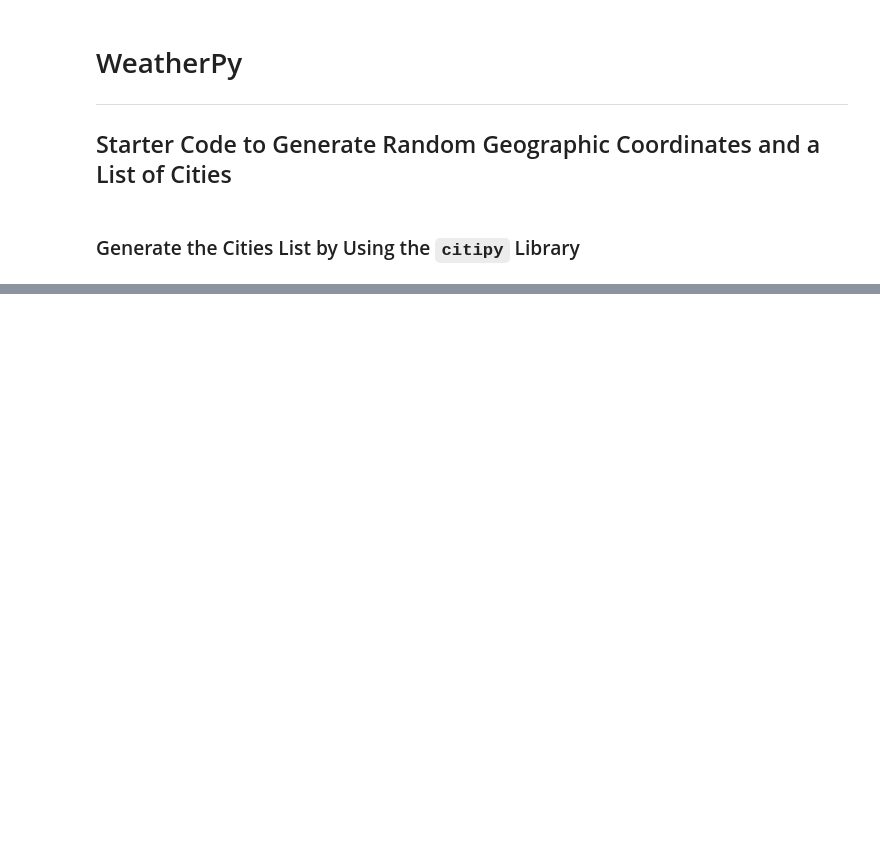
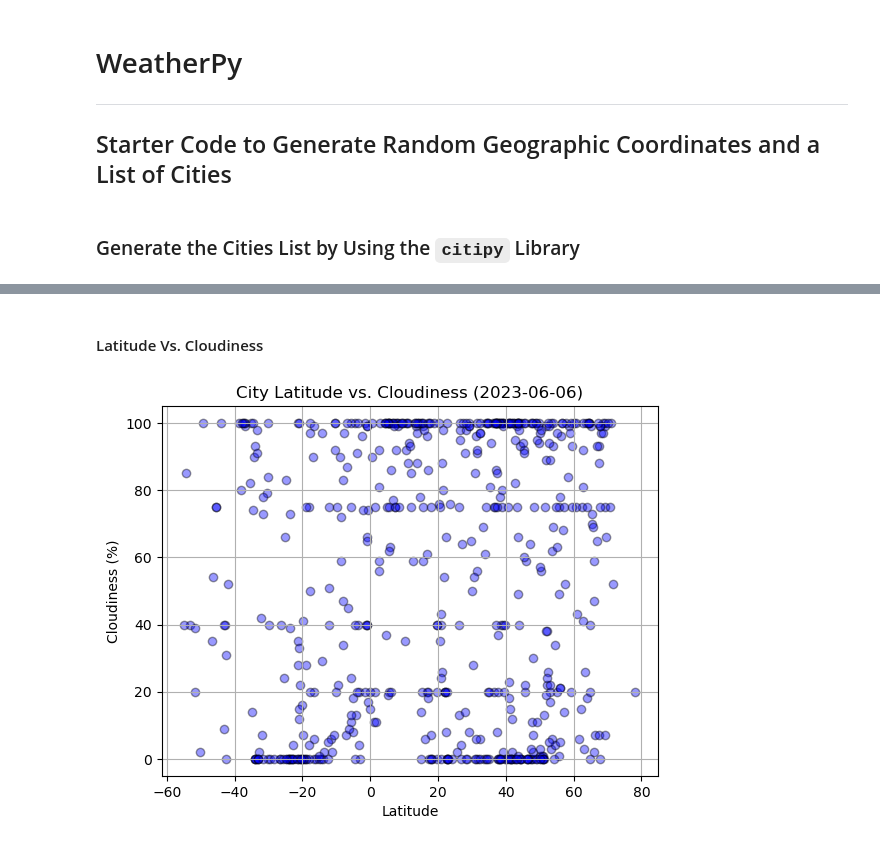
Before and after one commit to Kaileycar/python-api-challenge, a Jupyter notebook: WeatherPy/WeatherPy.ipynb, the cells around one changed output, grey strips where cells are left out. Saved outputs shown, nothing was run; the diff lists cells and outputs as text; code cells hidden in the pictures; blank space fills up the shorter version.

```diff
--- a/WeatherPy/WeatherPy.ipynb
+++ b/WeatherPy/WeatherPy.ipynb
@@ -46,0 +234,23 @@ print(f"Number of cities in the list: {len(cities)}")
+# %% [markdown]
+#### Latitude Vs. Cloudiness
+# %%
+#grab current date for title
+date = datetime.today().date()
+
+# Build the scatter plots for latitude vs. humidity
+x_values = city_data_df["Lat"]
+y_values = city_data_df["Cloudiness"]
+
+plt.scatter(x_values, y_values, facecolor="blue", edgecolor="black", alpha=0.4)
+plt.grid()
+plt.title(f"City Latitude vs. Cloudiness ({date})")
+plt.xlabel("Latitude")
+plt.ylabel("Cloudiness (%)")
+
+# Save the figure
+plt.savefig("../output_data/Fig3.png")
+
+# Show plot
+plt.show()
+# %% [output]
+[figure, added]
```
Also changed, not shown: parts of 34 cells of this notebook.
